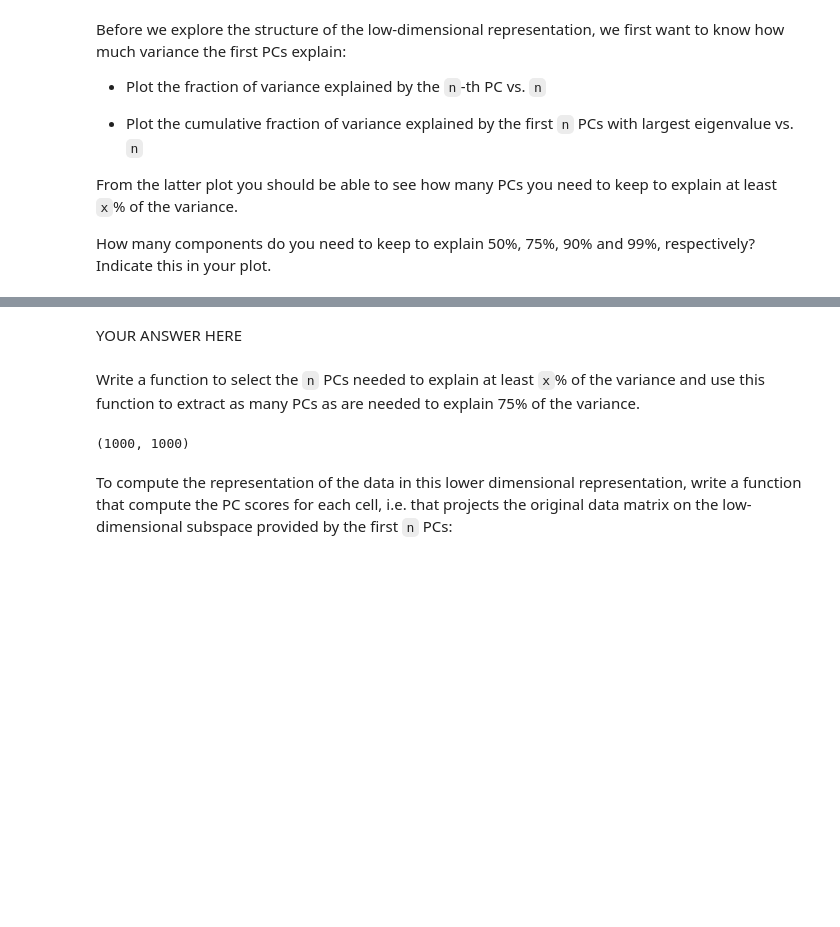
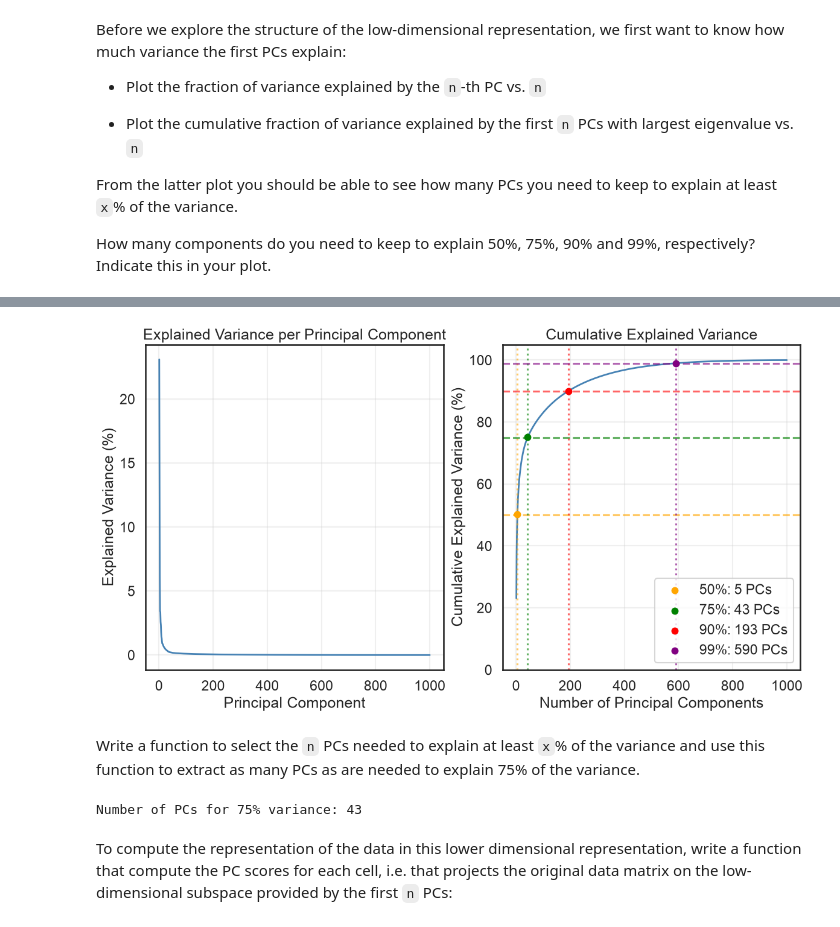
Before and after one commit to JanLuckhardt/machine-learning, a Jupyter notebook: 05_dimensionality_reduction.ipynb, the cells around one changed output, grey strips where cells are left out. Cells and saved outputs as stored; diff of their text form; code cells hidden in the pictures; blank space fills up the shorter version.

```diff
--- a/05_dimensionality_reduction.ipynb
+++ b/05_dimensionality_reduction.ipynb
@@ -139,9 +149,60 @@ plt.tight_layout()
-# %% [markdown]
-YOUR ANSWER HERE
+# %%
+n_PCs = len(var_expl)
+PC_ids = np.arange(1, n_PCs+1)
+
+plt.figure(figsize=(14, 7))
+
+plt.subplot(121)
+
+# Plot the variance explained of the n-th PC vs. n
+# ---------------- INSERT CODE ----------------------
+
+plt.plot(PC_ids, var_expl * 100, color="steelblue", linewidth=2)
+
+plt.xlabel("Principal Component")
+plt.ylabel("Explained Variance (%)")
+plt.title("Explained Variance per Principal Component")
+plt.grid(alpha=0.3)
+
+# ---------------- END CODE -------------------------
+
+plt.subplot(122)
+
+# Plot the cumulative variance explained for the n PCs with highest variance explained vs. n
+# Indicate how many components you need to keep to explain 50%, 75%, 90% and 99% in the plot.
+
+# ---------------- INSERT CODE ----------------------
+
+cumulative_variance = np.cumsum(var_expl)
+
+plt.plot(PC_ids, cumulative_variance * 100,
+         color="steelblue", linewidth=2)
+
+thresholds = [0.50, 0.75, 0.90, 0.99]
+colors = ["orange", "green", "red", "purple"]
+
+for threshold, color in zip(thresholds, colors):
+    n_components = np.searchsorted(cumulative_variance, threshold) + 1
+
+    plt.axhline(threshold * 100, color=color,
+                linestyle="--", alpha=0.6)
+    plt.axvline(n_components, color=color,
+                linestyle=":", alpha=0.6)
+
+    plt.scatter(n_components, cumulative_variance[n_components - 1] * 100,
+                color=color, s=50, zorder=3,
+                label=f"{threshold:.0%}: {n_components} PCs")
+
+plt.xlabel("Number of Principal Components")
+plt.ylabel("Cumulative Explained Variance (%)")
+plt.title("Cumulative Explained Variance")
+plt.ylim(0, 105)
+plt.legend()
+plt.grid(alpha=0.3)
+
+# ---------------- END CODE -------------------------
+# %% [output]
+[figure, added]
 # %% [markdown]
 Write a function to select the `n` PCs needed to explain at least `x`% of the variance and use this function to extract as many PCs as are needed to explain 75% of the variance.
-# %%
-PCs.shape
-# %% [output]
-(1000, 1000)
 # %%
@@ -167,5 +234,9 @@ def select_PCs(
     return variance_explained_kept, principal_components_kept
 # %%
 _, PCs75 = select_PCs(var_expl, PCs, percent_variance=0.75)
+# %%
+print(f"Number of PCs for 75% variance: {PCs75.shape[1]}")
+# %% [output]
+Number of PCs for 75% variance: 43
 # %% [markdown]
 To compute the representation of the data in this lower dimensional representation, write a function that compute the PC scores for each cell, i.e. that projects the original data matrix on the low-dimensional subspace provided by the first `n` PCs:
```
Also changed, not shown: parts of 33 cells of this notebook.
